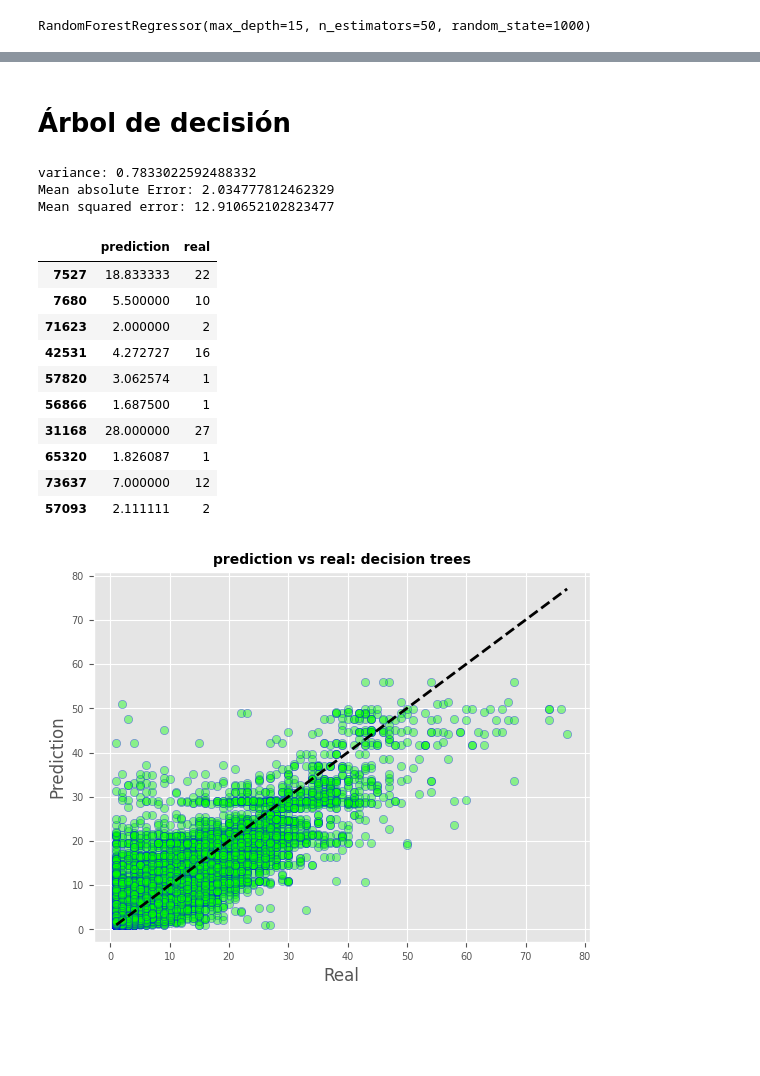
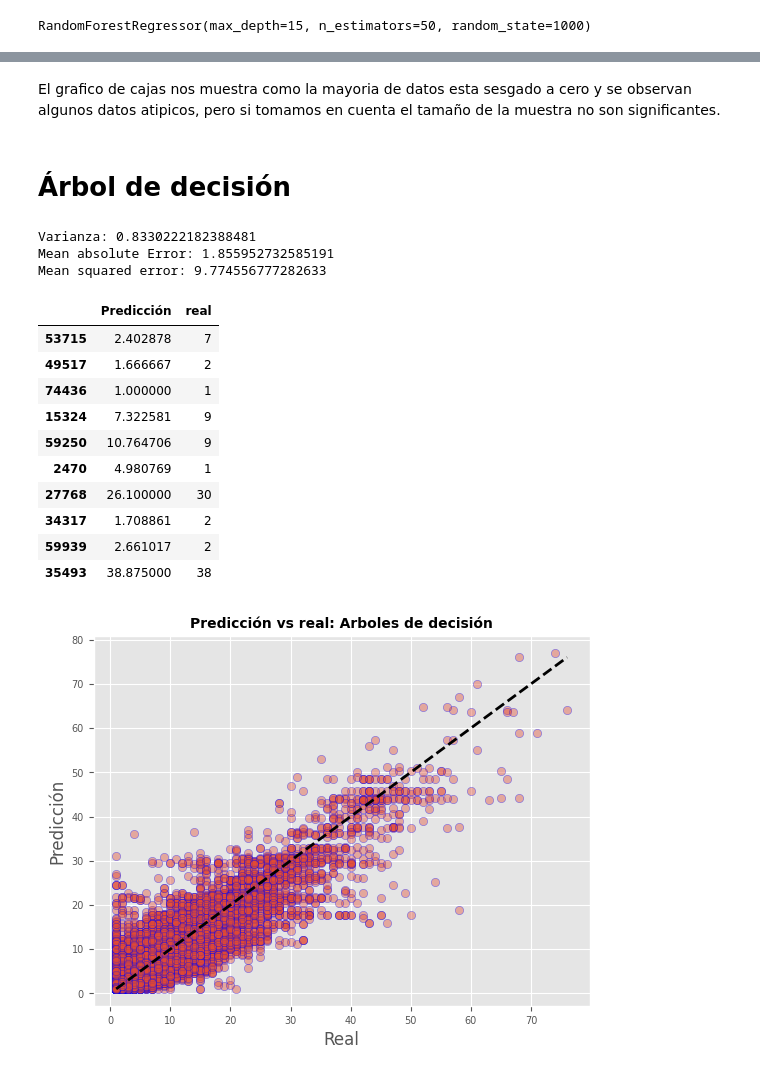
Before and after one commit to sofiaesc07/ProyectoFinalMN, a Jupyter notebook: ProyectoFinal.ipynb, the cells around one changed output, grey strips where cells are left out. Cells and saved outputs as stored; diff of their text form; code cells hidden in the pictures; blank space fills up the shorter version.

```diff
--- a/ProyectoFinal.ipynb
+++ b/ProyectoFinal.ipynb
@@ -156,10 +156,10 @@ for column in sample.columns:
       dtype=object)]
 # %%
 # Variables  predecir
-target = sample.number_deaths
-predictors = sample.loc[:, sample.columns != 'number_deaths']
+target = muestra.number_deaths
+predecidos = muestra.loc[:, muestra.columns != 'number_deaths']
 # Conjuntos de entrenamiento y prueba
-predictors_train, predictors_test, target_train, target_test = train_test_split(predictors, target, test_size=0.33,
-                                                                                stratify=predictors['cause'], random_state=190243)
+predictors_train, predictors_test, target_train, target_test = train_test_split(predecidos, target, test_size=0.33,
+                                                                                stratify=predecidos['cause'], random_state=190243)
 # %% [markdown]
 # Redes neuronales
@@ -302,8 +308,3 @@ print(datarandfor)
 3          Year2  2.859140
 4           Mes2  2.864286
 5  number_deaths  1.428708
-# %%
-#Basandonos en el análisis de multicolinealidad se debe hacer un drop del año de ocurrencia
-target = sample.number_deaths
-predictors = sample.loc[:, sample.columns != 'number_deaths']
-predictors = predictors.drop('Year2', axis=1)
@@ -310,4 +313,4 @@ predictors = predictors.drop('Year2', axis=1)
 # %%
-predictors_train, predictors_test, target_train, target_test = train_test_split(predictors, target, test_size=0.33, stratify=predictors['cause'])
+predictors_train, predictors_test, target_train, target_test = train_test_split(predecidos, target, test_size=0.33, stratify=predecidos['cause'])
 print(predictors_train)
 # %% [output]
@@ -389,43 +398,46 @@ plt.show()
+# %% [markdown]
+El grafico de cajas nos muestra como la mayoria de datos esta sesgado a cero y se observan algunos datos atipicos, pero si tomamos en cuenta el tamaño de la muestra no son significantes.
 # %% [markdown]
 # Árbol de decisión
 # %%
 # Creando y entrenando el modelo
 modelo3 = DecisionTreeRegressor(max_depth=12, random_state=42)
 modelo3 = modelo3.fit(X=predictors_train, y=target_train)
+# %%
+# Evaluando el modelo
+predict3 = modelo3.predict(predictors_test)
+results = pd.DataFrame({
+    'Predicción': predict3,
+    'real': target_test
+})
+
+print("Varianza:", explained_variance_score(target_test, predict3))
+print("Mean absolute Error:", mean_absolute_error(target_test, predict3))
+print("Mean squared error:", mean_squared_error(target_test, predict3))
+# %% [output]
+Varianza: 0.8330222182388481
+Mean absolute Error: 1.855952732585191
+Mean squared error: 9.774556777282633
 # %%
-# Evaluando el modelo
-prediccion = modelo3.predict(predictors_test)
-results = pd.DataFrame({
-    'prediction': prediccion,
-    'real': target_test
-})
-
-print("variance:", explained_variance_score(target_test, prediccion))
-print("Mean absolute Error:", mean_absolute_error(target_test, prediccion))
-print("Mean squared error:", mean_squared_error(target_test, prediccion))
-
 # Comparación entre valores predichos y valores reales
-plt.scatter(target_test, prediccion, edgecolors=(0, 0, 1), c='lime', alpha=0.4)
+plt.scatter(target_test, predict3, edgecolors=(0, 0, 1), alpha=0.4)
 plt.plot([target_test.min(), target_test.max()], [target_test.min(), target_test.max()], 'k--', lw=2)
-plt.title('prediction vs real: decision trees', fontsize=10, fontweight="bold")
+plt.title('Predicción vs real: Arboles de decisión', fontsize=10, fontweight="bold")
 plt.xlabel('Real')
-plt.ylabel('Prediction')
+plt.ylabel('Predicción')
 plt.tick_params(labelsize=7)
 
 results.tail(10)
 # %% [output]
-variance: 0.7833022592488332
-Mean absolute Error: 2.034777812462329
-Mean squared error: 12.910652102823477
-|  | prediction | real |
-| 7527 | 18.833333 | 22 |
-| 7680 | 5.500000 | 10 |
-| 71623 | 2.000000 | 2 |
-| 42531 | 4.272727 | 16 |
-| 57820 | 3.062574 | 1 |
-| 56866 | 1.687500 | 1 |
-| 31168 | 28.000000 | 27 |
-| 65320 | 1.826087 | 1 |
-| 73637 | 7.000000 | 12 |
-| 57093 | 2.111111 | 2 |
+|  | Predicción | real |
+| 53715 | 2.402878 | 7 |
+| 49517 | 1.666667 | 2 |
+| 74436 | 1.000000 | 1 |
+| 15324 | 7.322581 | 9 |
+| 59250 | 10.764706 | 9 |
+| 2470 | 4.980769 | 1 |
+| 27768 | 26.100000 | 30 |
+| 34317 | 1.708861 | 2 |
+| 59939 | 2.661017 | 2 |
+| 35493 | 38.875000 | 38 |
-[figure, old version]
+[figure, new version]
```
Also changed, not shown: parts of 41 cells of this notebook, 1 other file.
